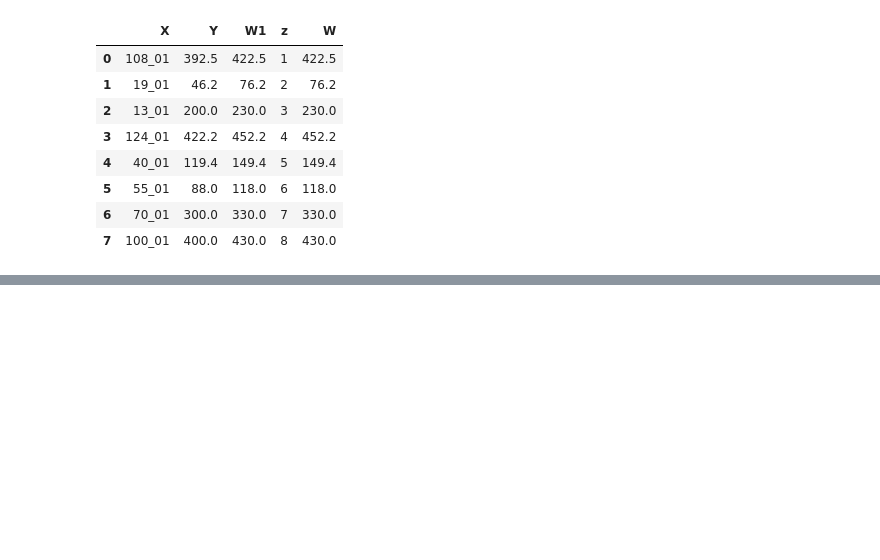
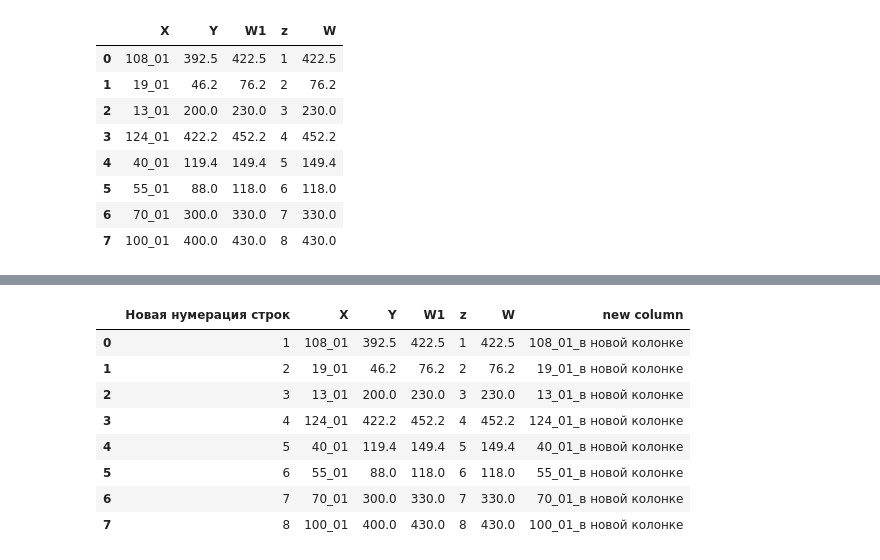
Before and after one commit to sashnat/pandas-practice, a Jupyter notebook: exercise_1/exercise_888.ipynb, the cells around one changed output, grey strips where cells are left out. Saved outputs shown, nothing was run; the diff lists cells and outputs as text; code cells hidden in the pictures; blank space fills up the shorter version.

Commit message:
data appending, index changing

```diff
--- a/exercise_1/exercise_888.ipynb
+++ b/exercise_1/exercise_888.ipynb
@@ -293,0 +289,2 @@ linear_regression_d_f.xlsx
+# %%
+df.index.name = 'N/N'
@@ -293,0 +306,2 @@ linear_regression_d_f.xlsx
+# %%
+df.index = [n for n in range(1, len(df['X']) +1)]
@@ -293,0 +320,2 @@ linear_regression_d_f.xlsx
+# %%
+df.index.name = 'Новая нумерация строк'
@@ -293,0 +335,4 @@ linear_regression_d_f.xlsx
+# %%
+d_f = df.reset_index()#сброс индексов.
+# pandas при операциях над DataFrame, возвращает новый объект DataFrame.
+d_f.head(100)
@@ -293,0 +362,13 @@ linear_regression_d_f.xlsx
+# %%
+d_f['new column'] = [str(i) + "_в новой колонке" for i in df['X']]
+d_f.head(100)
+# %% [output]
+|  | Новая нумерация строк | X | Y | W1 | z | W | new column |
+| 0 | 1 | 108_01 | 392.5 | 422.5 | 1 | 422.5 | 108_01_в новой колонке |
+| 1 | 2 | 19_01 | 46.2 | 76.2 | 2 | 76.2 | 19_01_в новой колонке |
+| 2 | 3 | 13_01 | 200.0 | 230.0 | 3 | 230.0 | 13_01_в новой колонке |
+| 3 | 4 | 124_01 | 422.2 | 452.2 | 4 | 452.2 | 124_01_в новой колонке |
+| 4 | 5 | 40_01 | 119.4 | 149.4 | 5 | 149.4 | 40_01_в новой колонке |
+| 5 | 6 | 55_01 | 88.0 | 118.0 | 6 | 118.0 | 55_01_в новой колонке |
+| 6 | 7 | 70_01 | 300.0 | 330.0 | 7 | 330.0 | 70_01_в новой колонке |
+| 7 | 8 | 100_01 | 400.0 | 430.0 | 8 | 430.0 | 100_01_в новой колонке |
```
Also changed, not shown: parts of 17 cells of this notebook.
